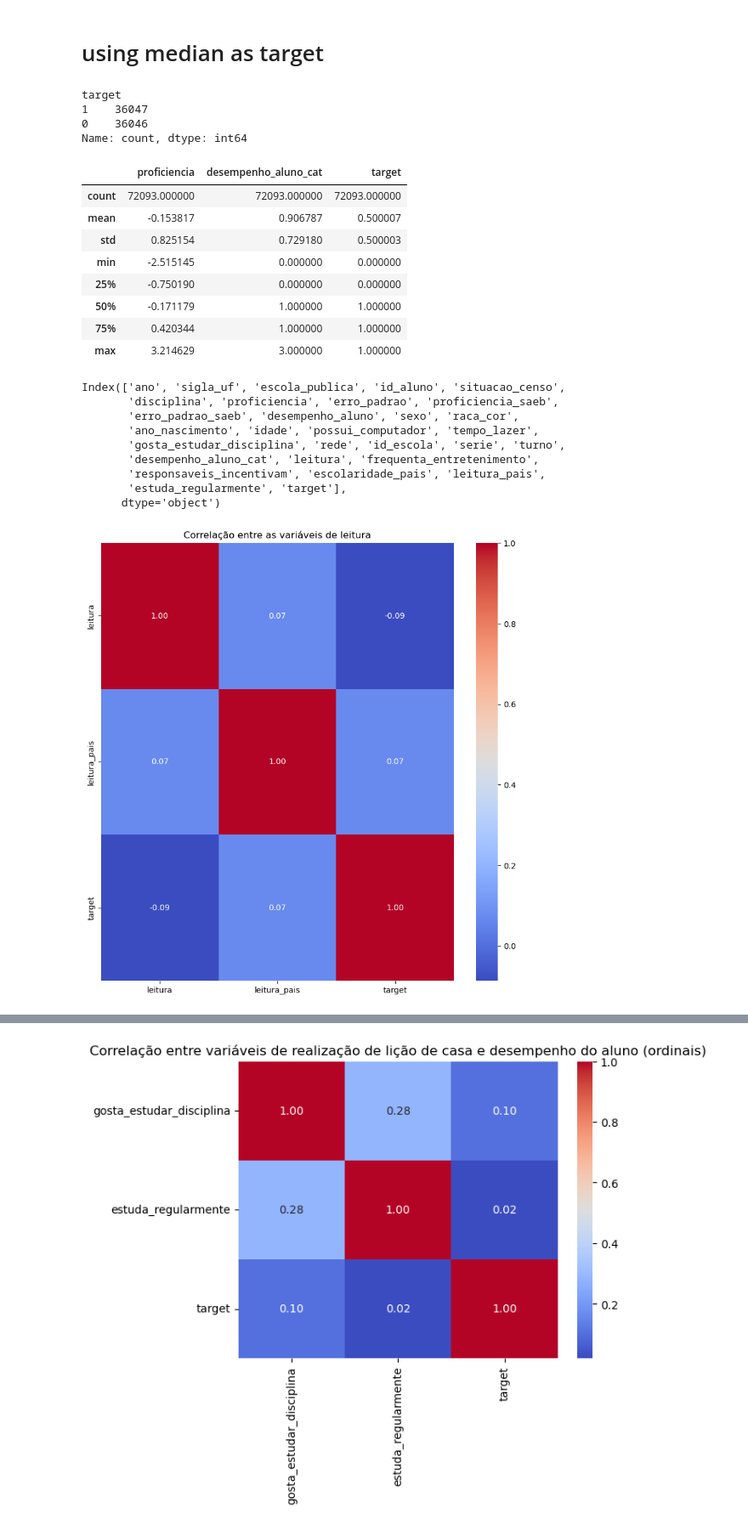
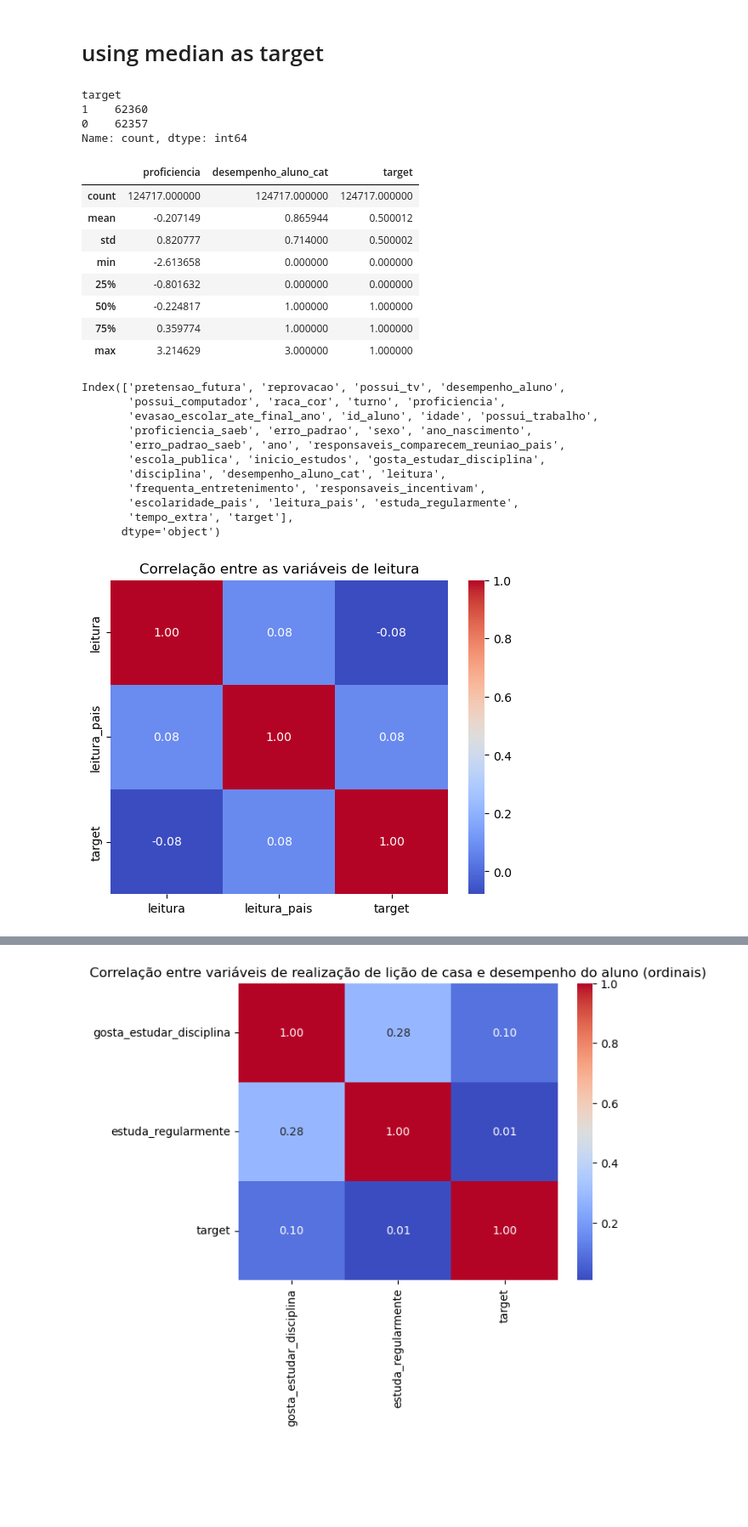
Before and after one commit to JamboTechUFPB/SAEB_Classificador, a Jupyter notebook: treatment_analysis/analysis-FE.ipynb, the cells around one changed output, grey strips where cells are left out. Shown at 85% size. Drawn from its saved outputs; the diff is of its cells as text; code cells hidden in the pictures; blank space fills up the shorter version.

```diff
--- a/treatment_analysis/analysis-FE.ipynb
+++ b/treatment_analysis/analysis-FE.ipynb
@@ -8,7 +8,7 @@ cwd = os.getcwd()
 ROOT = os.path.join(cwd, '../')
 DATA_FOLDER = os.path.join(ROOT, 'data/')
 
-df = pd.read_pickle(os.path.join(DATA_FOLDER, 'saeb_treated_new.pkl'))
+df = pd.read_pickle(os.path.join(DATA_FOLDER, 'saeb_pb_2017-2007_cleaned.pkl'))
 
 df = df.dropna()
 print(len(df))
@@ -35,47 +35,49 @@ df['target'] = df['proficiencia'].apply(lambda x: 1 if x >= mediana else 0)
 df['target'].value_counts()
 # %% [output]
 target
-1    36047
-0    36046
+1    62360
+0    62357
 Name: count, dtype: int64
 # %%
 df[['proficiencia', 'desempenho_aluno_cat', 'target']].describe()
 # %% [output]
 |  | proficiencia | desempenho_aluno_cat | target |
-| count | 72093.000000 | 72093.000000 | 72093.000000 |
-| mean | -0.153817 | 0.906787 | 0.500007 |
-| std | 0.825154 | 0.729180 | 0.500003 |
-| min | -2.515145 | 0.000000 | 0.000000 |
-| 25% | -0.750190 | 0.000000 | 0.000000 |
-| 50% | -0.171179 | 1.000000 | 1.000000 |
-| 75% | 0.420344 | 1.000000 | 1.000000 |
+| count | 124717.000000 | 124717.000000 | 124717.000000 |
+| mean | -0.207149 | 0.865944 | 0.500012 |
+| std | 0.820777 | 0.714000 | 0.500002 |
+| min | -2.613658 | 0.000000 | 0.000000 |
+| 25% | -0.801632 | 0.000000 | 0.000000 |
+| 50% | -0.224817 | 1.000000 | 1.000000 |
+| 75% | 0.359774 | 1.000000 | 1.000000 |
 | max | 3.214629 | 3.000000 | 1.000000 |
 # %%
 print(df.columns)
 # %% [output]
-Index(['ano', 'sigla_uf', 'escola_publica', 'id_aluno', 'situacao_censo',
-       'disciplina', 'proficiencia', 'erro_padrao', 'proficiencia_saeb',
-       'erro_padrao_saeb', 'desempenho_aluno', 'sexo', 'raca_cor',
-       'ano_nascimento', 'idade', 'possui_computador', 'tempo_lazer',
-       'gosta_estudar_disciplina', 'rede', 'id_escola', 'serie', 'turno',
-       'desempenho_aluno_cat', 'leitura', 'frequenta_entretenimento',
-       'responsaveis_incentivam', 'escolaridade_pais', 'leitura_pais',
-       'estuda_regularmente', 'target'],
+Index(['pretensao_futura', 'reprovacao', 'possui_tv', 'desempenho_aluno',
+       'possui_computador', 'raca_cor', 'turno', 'proficiencia',
+       'evasao_escolar_ate_final_ano', 'id_aluno', 'idade', 'possui_trabalho',
+       'proficiencia_saeb', 'erro_padrao', 'sexo', 'ano_nascimento',
+       'erro_padrao_saeb', 'ano', 'responsaveis_comparecem_reuniao_pais',
+       'escola_publica', 'inicio_estudos', 'gosta_estudar_disciplina',
+       'disciplina', 'desempenho_aluno_cat', 'leitura',
+       'frequenta_entretenimento', 'responsaveis_incentivam',
+       'escolaridade_pais', 'leitura_pais', 'estuda_regularmente',
+       'tempo_extra', 'target'],
       dtype='object')
 # %%
 # selecionando colunas de leitura
 columns_oi = [col for col in df.columns if 'leitura' in col] + ['target']
 
 # correlação entre as colunas
 correlation = df[columns_oi].corr()
 
 # plotando o heatmap
-plt.figure(figsize=(10, 10))
+#plt.figure(figsize=(10, 10))
 sns.heatmap(correlation, annot=True, cmap='coolwarm', fmt=".2f")
 plt.title('Correlação entre as variáveis de leitura')
 plt.show()
 # %% [output]
-[figure, old version]
+[figure, new version]
 # %%
 # colunas responsaveis_
 
```
Also changed, not shown: parts of 14 cells of this notebook, 10 other files.
